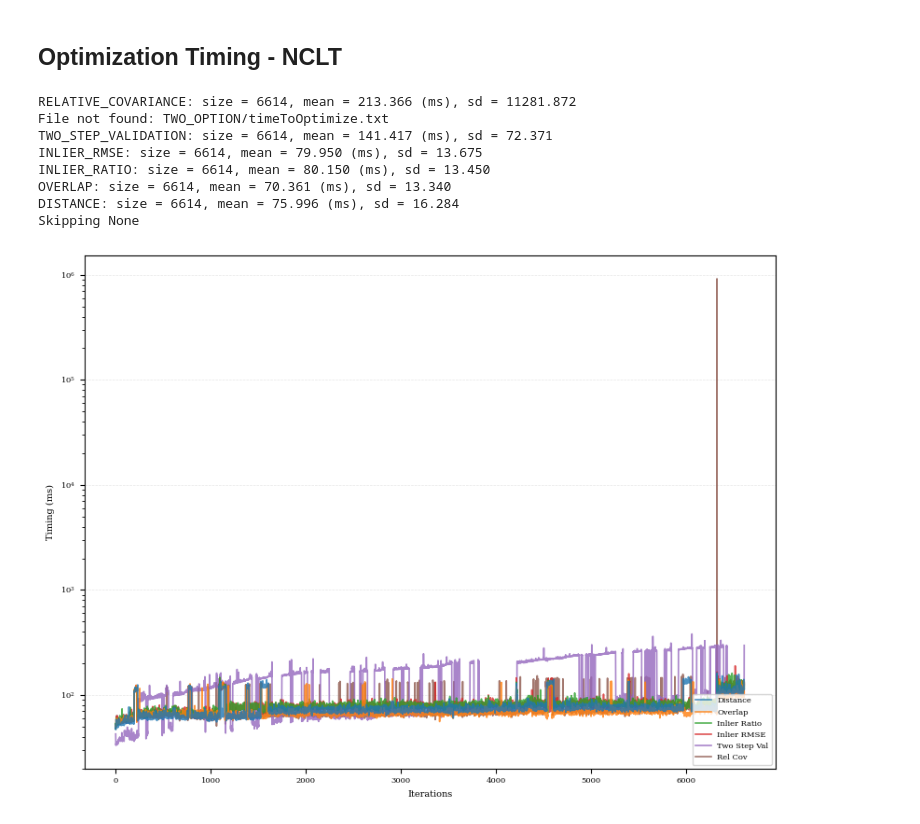
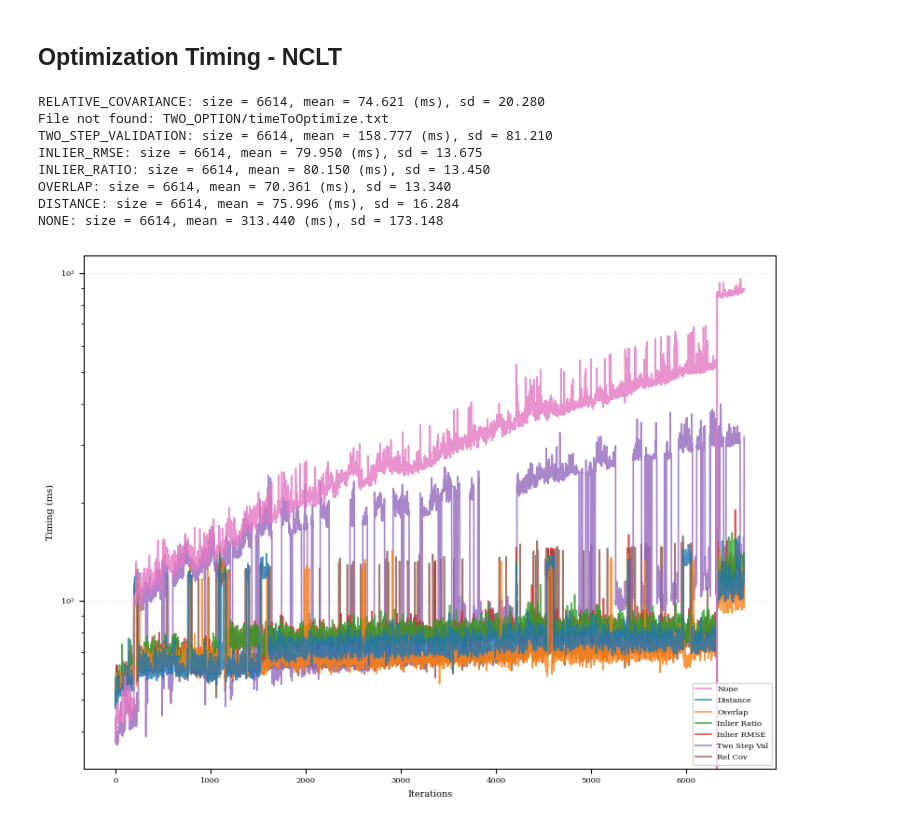
Before and after one commit to BYU-FROST-Lab/SEAMS, a Jupyter notebook: evaluations/evaluations.ipynb, the cells around one changed output. Drawn from its saved outputs; the diff is of its cells as text; code cells hidden in the pictures.

Commit message:
Initial Commit for Thesis

```diff
--- a/evaluations/evaluations.ipynb
+++ b/evaluations/evaluations.ipynb
@@ -30,6 +30,7 @@ from multiSession.SessionManager import SessionManager
 from common.groundTruthLoader import GroundTruthLoader
 
 policy_labels = {
+    "NONE": "None",
     "DISTANCE": "Distance",
     "OVERLAP": "Overlap",
     "INLIER_RATIO": "Inlier Ratio",
@@ -40,6 +41,7 @@ policy_labels = {
 }
 
 policy_colors = {
+    "NONE": "C6",
     "DISTANCE": "C0",
     "OVERLAP": "C1",
     "INLIER_RATIO": "C2",
@@ -49,4 +51,6 @@ policy_colors = {
     "RELATIVE_COVARIANCE": "C5"
 }
 
-figure_directory = Path("/home/benb/Pictures/ICRA_2027")
+# figure_directory = Path().home() / "Pictures/ICRA_2027"
+figure_directory = Path().home() / "Pictures/MastersThesis"
+ws_dir = Path().home() / "decision_policy_python"
@@ -61,7 +61,8 @@ import matplotlib.pyplot as plt
 # IEEE Conference Formatting Config
 # -------------------------------------------------------------------
 # Single-column width = 3.5 inches; Full-width = 7.16 inches
-WIDTH_SINGLE = 3.5
+# WIDTH_SINGLE = 3.5 # ICRA
+WIDTH_SINGLE = 5.0 # Thesis
 WIDTH_DOUBLE = 7.16
 
 # Aspect ratio helper (e.g., 4:3 ratio -> height = width * 0.75)
@@ -348,8 +413,8 @@ plt.savefig(figure_directory / "Boundary_Node_Covariance_Change_Plot.pdf", forma
 # %% [markdown]
 ## Timing Plots For Each Decision Policy - Newer College
 # %%
-mainDir = Path("/home/benb/blocklio/python/results/accuracyEval/nc/exact/post/park__cloister__quad-hard__quad-medium__quad-easy")
-secondaryDir = Path("/home/benb/blocklio/python/results/twoStepEval2/nc/exact/post/park__cloister__quad-hard__quad-medium__quad-easy")
+mainDir = Path().home() / "decision_policy_python/results/accuracyEval/nc/exact/post/park__cloister__quad-hard__quad-medium__quad-easy"
+secondaryDir = Path().home() / "decision_policy_python/results/twoStepEval2/nc/exact/post/park__cloister__quad-hard__quad-medium__quad-easy"
 
 timing_data: dict[str, np.ndarray] = {}
 figName = "Timing Decision Policy"
@@ -402,8 +467,8 @@ plt.savefig(figure_directory / "Policy_Timing_Comparison_NC.pdf", format="pdf",
 # %% [markdown]
 ## Timing Plots for Decision - NCLT
 # %%
-mainDir = Path("/home/benb/blocklio/python/results/accuracyEval/nclt/exact/post/2012-01-15__2012-01-08")
-secondaryDir = Path("/home/benb/blocklio/python/results/twoStepEval2/nclt/exact/post/2012-01-15__2012-01-08")
+mainDir = Path().home() / "decision_policy_python/results/accuracyEval/nclt/exact/post/2012-01-15__2012-01-08"
+secondaryDir = Path().home() / "decision_policy_python/results/twoStepValCorrectTiming/nclt/exact/post/2012-01-15__2012-01-08"
 
 timing_data: dict[str, np.ndarray] = {}
 figName = "Timing Decision Policy"
@@ -460,8 +525,8 @@ plt.savefig(figure_directory / "Policy_Timing_Comparison_NCLT.pdf", format="pdf"
 # %% [markdown]
 ## Optimization Timing - NCLT
 # %%
-mainDir = Path("/home/benb/blocklio/python/results/accuracyEval/nclt/exact/post/2012-01-15__2012-01-08")
-secondaryDir = Path("/home/benb/blocklio/python/results/twoStepEval2/nclt/exact/post/2012-01-15__2012-01-08")
+mainDir = Path().home() / "decision_policy_python/results/accuracyEval/nclt/exact/post/2012-01-15__2012-01-08"
+secondaryDir = Path().home() / "decision_policy_python/results/twoStepValCorrectTiming/nclt/exact/post/2012-01-15__2012-01-08"
 
 timing_data: dict[str, np.ndarray] = {}
 figName = "Timing Decision Policy"
@@ -470,43 +535,49 @@ plt.close(figName)
 fig, ax = plt.subplots(nrows=1, ncols=1, figsize=(8, 6), num=figName)
 lines = []
 for dt in reversed(DecisionType):
-    if dt == DecisionType.NONE:
-        print("Skipping None")
-        continue
+    # if dt == DecisionType.NONE:
+    #     print("Skipping None")
+    #     continue
     tmpPath = mainDir / dt.name / "timeToOptimize.txt"
     if not tmpPath.is_file():
         tmpPath = secondaryDir / dt.name / "timeToOptimize.txt"
         if not tmpPath.is_file():
             print(f"File not found: {str(dt.name + "/timeToOptimize.txt")}")
             continue
 
-    timing_data[dt.name] = np.loadtxt(tmpPath)
+    data = np.loadtxt(tmpPath)
+    # Replace any Data > 1 with 0
+    timing_data[dt.name] = data
+    timing_data[dt.name][timing_data[dt.name] > 1] = 0
     print(f"{dt.name}: size = {timing_data[dt.name].size}, mean = {np.mean(timing_data[dt.name])*1e3:.3f} (ms), sd = {np.std(timing_data[dt.name]*1e3):.3f}")
+    # Replace any Data > 1 to Nan
+    data[data > 1] = np.nan
+    timing_data[dt.name] = data
     lines += ax.plot(timing_data[dt.name] * 1e3, label=policy_labels[dt.name], color=policy_colors[dt.name], alpha=0.8)
 
 
 # twoOptionFile = Path("/home/benb/blocklio/python/results/accuracyEval/nc/exact/post2option/park__cloister__quad-hard__quad_medium__quad-easy/TWO_STEP_VALIDATION/timeToCalcMetricsAndDecision.txt")
 # twoOptionData = np.loadtxt(twoOptionFile)
 # lines += ax.plot(twoOptionData * 1e3, label="Two Option", alpha=0.8)
 
 plt.yscale("log")
 plt.xlabel("Iterations")
 plt.ylabel("Timing (ms)")
 # plt.title("Decision Policy Timing Comparison")
 # lines.reverse()
 # labels = [line.get_label() for line in lines]
 # plt.legend(lines, labels, loc="lower right",)
 plt.legend(loc="lower right", reverse=True)
 
 # plt.legend(loc="upper right")
 plt.grid(axis='y', linestyle='--')
 # %% [output]
-RELATIVE_COVARIANCE: size = 6614, mean = 213.366 (ms), sd = 11281.872
+RELATIVE_COVARIANCE: size = 6614, mean = 74.621 (ms), sd = 20.280
 File not found: TWO_OPTION/timeToOptimize.txt
-TWO_STEP_VALIDATION: size = 6614, mean = 141.417 (ms), sd = 72.371
+TWO_STEP_VALIDATION: size = 6614, mean = 158.777 (ms), sd = 81.210
 INLIER_RMSE: size = 6614, mean = 79.950 (ms), sd = 13.675
 INLIER_RATIO: size = 6614, mean = 80.150 (ms), sd = 13.450
 OVERLAP: size = 6614, mean = 70.361 (ms), sd = 13.340
 DISTANCE: size = 6614, mean = 75.996 (ms), sd = 16.284
-Skipping None
+NONE: size = 6614, mean = 313.440 (ms), sd = 173.148
-[figure, old version]
+[figure, new version]
```
Also changed, not shown: parts of 10 cells of this notebook, 13 other files.
